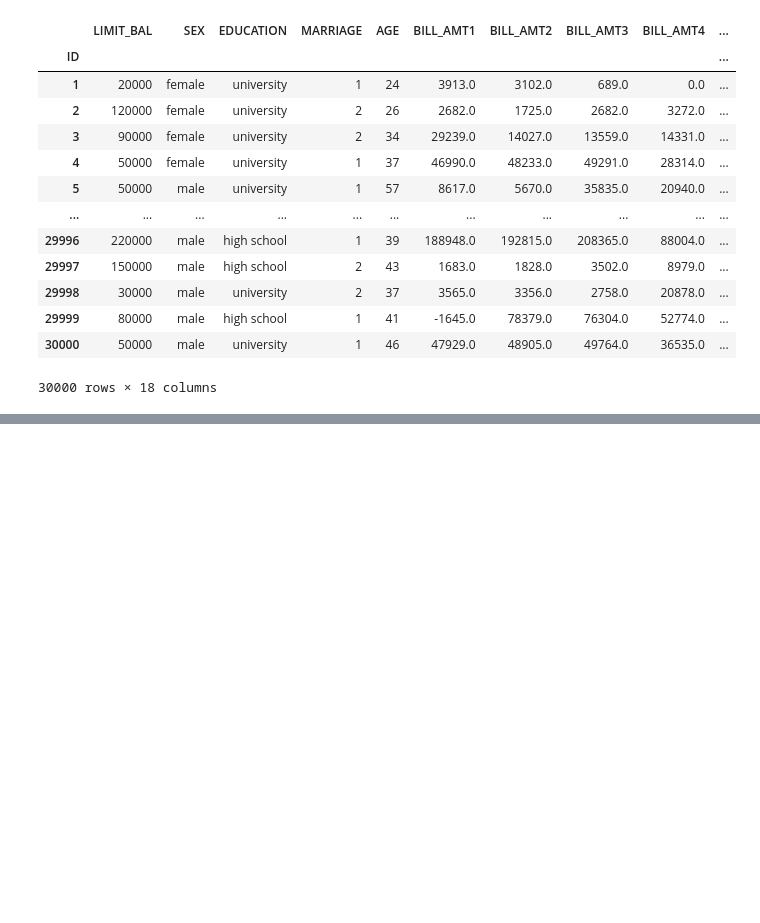
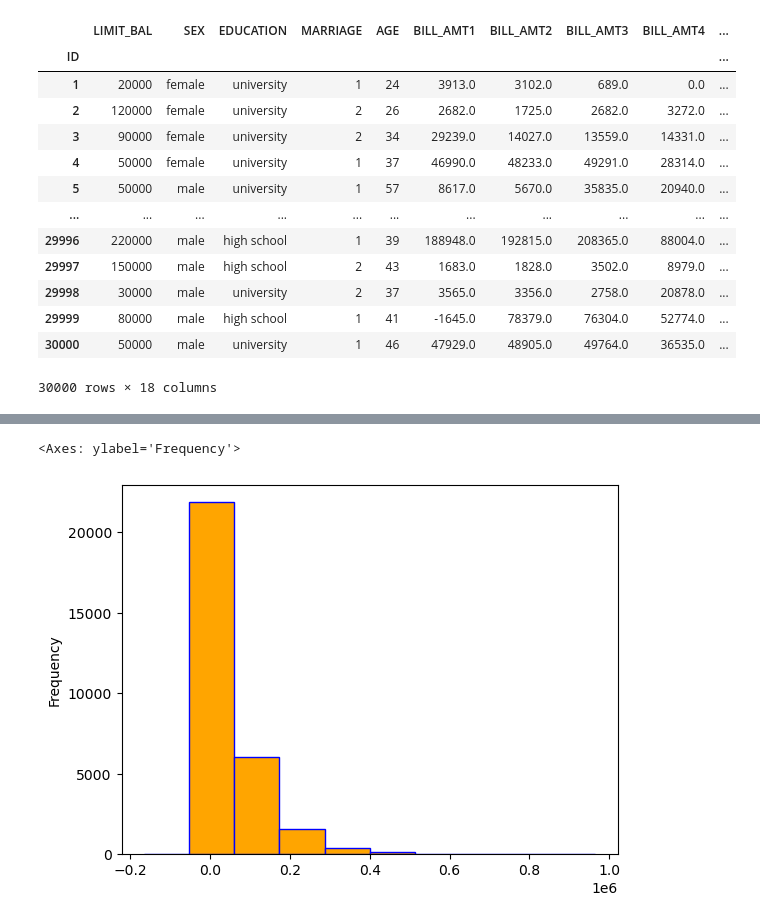
Before and after one commit to manalbayoumi/Project-4, a Jupyter notebook: Project 4 Loan_Defaulter Machine Learning.ipynb, the cells around one changed output, grey strips where cells are left out. Drawn from its saved outputs; the diff is of its cells as text; code cells hidden in the pictures; blank space fills up the shorter version.

```diff
--- a/Project 4 Loan_Defaulter Machine Learning.ipynb
+++ b/Project 4 Loan_Defaulter Machine Learning.ipynb
@@ -209,0 +274,3 @@ dtype: object
+# %%
+temp = df_clean["BILL_AMT1"]
+temp
@@ -209,0 +291,5 @@ dtype: object
+# %%
+temp.plot(kind="hist", color="orange",edgecolor="blue", bins=10)
+# %% [output]
+<Axes: ylabel='Frequency'>
+[figure, added]
```
Also changed, not shown: parts of 31 cells of this notebook.
